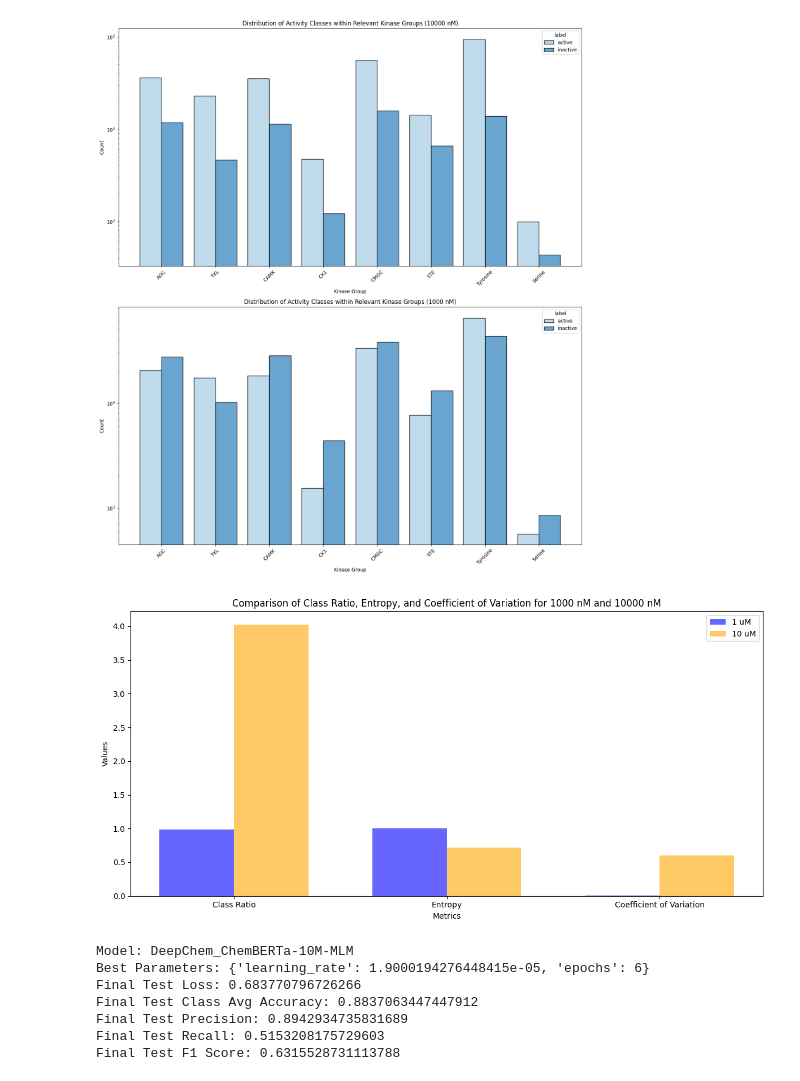
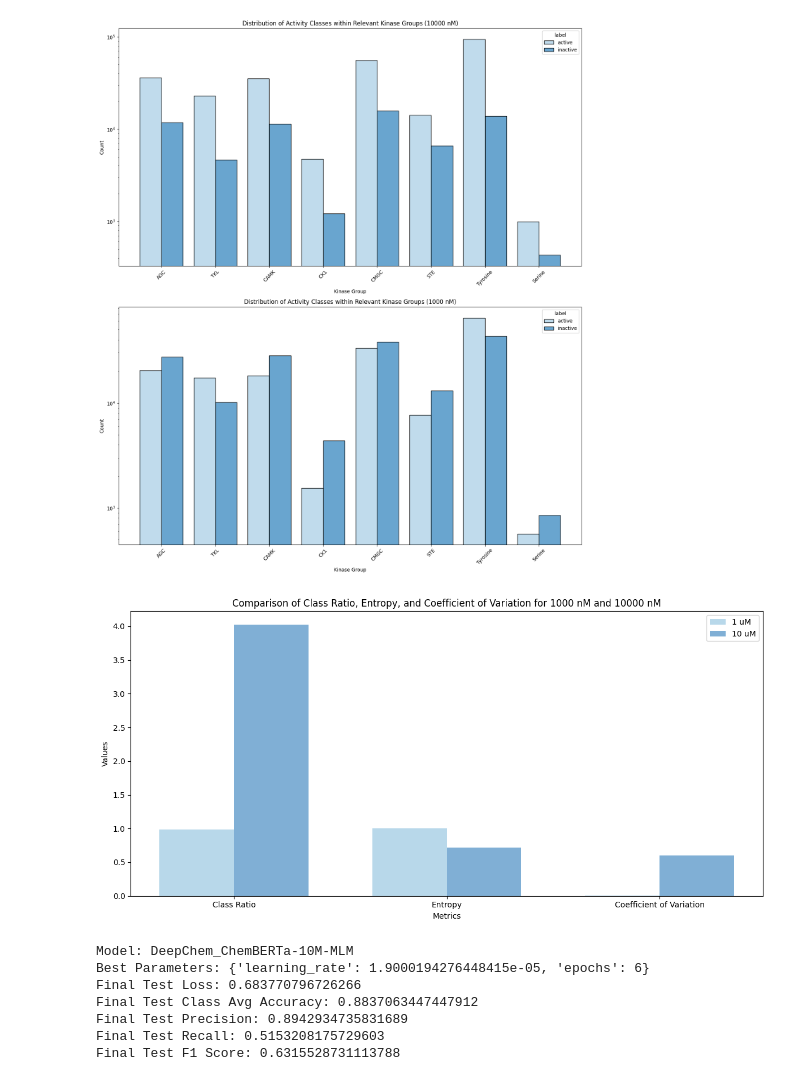
Before and after one commit to sulfierry/loki, a Jupyter notebook: LLM/analysisLLM.ipynb, the cells around one changed output. Drawn from its saved outputs; the diff is of its cells as text; code cells hidden in the pictures.

```diff
--- a/LLM/analysisLLM.ipynb
+++ b/LLM/analysisLLM.ipynb
@@ -140,38 +140,43 @@ def plot_combined_results(data_1000, data_10000, metrics_1000, metrics_10000):
     x = range(len(labels))
     fig, ax = plt.subplots(figsize=(12, 6))
     bar_width = 0.35
-    bar_1000 = ax.bar(x, values_1000, width=bar_width, label='1 uM', color='blue', alpha=0.6)
-    bar_10000 = ax.bar([p + bar_width for p in x], values_10000, width=bar_width, label='10 uM', color='orange', alpha=0.6)
+
+    blues_palette = sns.color_palette('Blues', 6)
+    light_blue = blues_palette[2]
+    dark_blue = blues_palette[4]
+
+    bar_1000 = ax.bar(x, values_1000, width=bar_width, label='1 uM', color=light_blue, alpha=0.6)
+    bar_10000 = ax.bar([p + bar_width for p in x], values_10000, width=bar_width, label='10 uM', color=dark_blue, alpha=0.6)
 
     ax.set_xlabel('Metrics')
     ax.set_ylabel('Values')
     ax.set_title('Comparison of Class Ratio, Entropy, and Coefficient of Variation for 1000 nM and 10000 nM')
     ax.set_xticks([p + bar_width / 2 for p in x])
     ax.set_xticklabels(labels)
     ax.legend()
 
     plt.tight_layout()
     plt.savefig('class_metrics_comparison.png')
     plt.show()
 
 def main():
     filepath = '/content/filtered_dataset.tsv'
 
     data_1000, class_ratio_1000, entropy_1000, variation_1000 = run_analysis(1000, filepath)
     data_10000, class_ratio_10000, entropy_10000, variation_10000 = run_analysis(10000, filepath)  # Set activity threshold for nM (e.g., 10µM expressed as 10000 nM)
 
     metrics_1000 = (class_ratio_1000, entropy_1000, variation_1000)
     metrics_10000 = (class_ratio_10000, entropy_10000, variation_10000)
 
     plot_combined_results(data_1000, data_10000, metrics_1000, metrics_10000)
 
 if __name__ == "__main__":
     main()
 # %% [output]
 [figure]
 [figure]
 [figure]
-[figure, old version]
+[figure, new version]
 # %%
 import os
 import json
```
